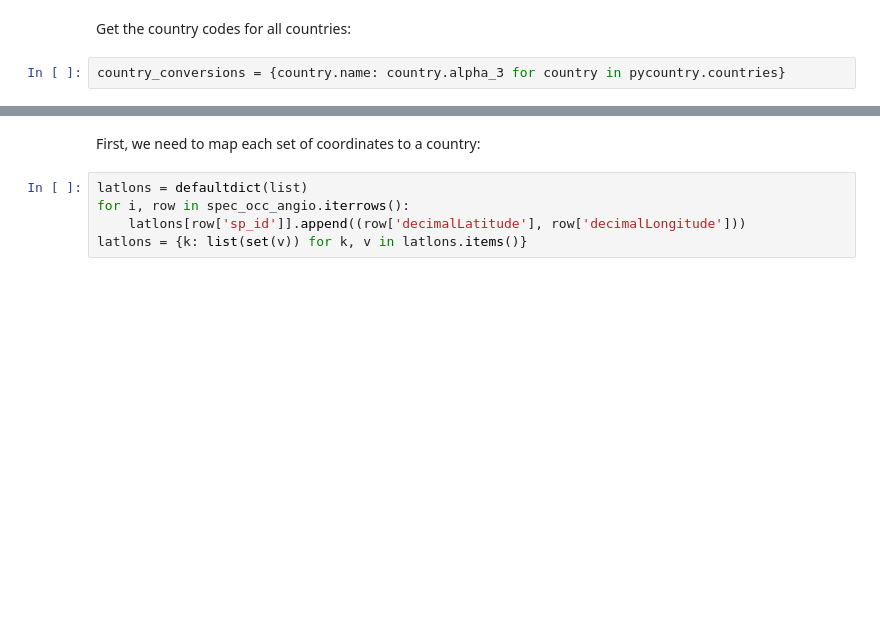
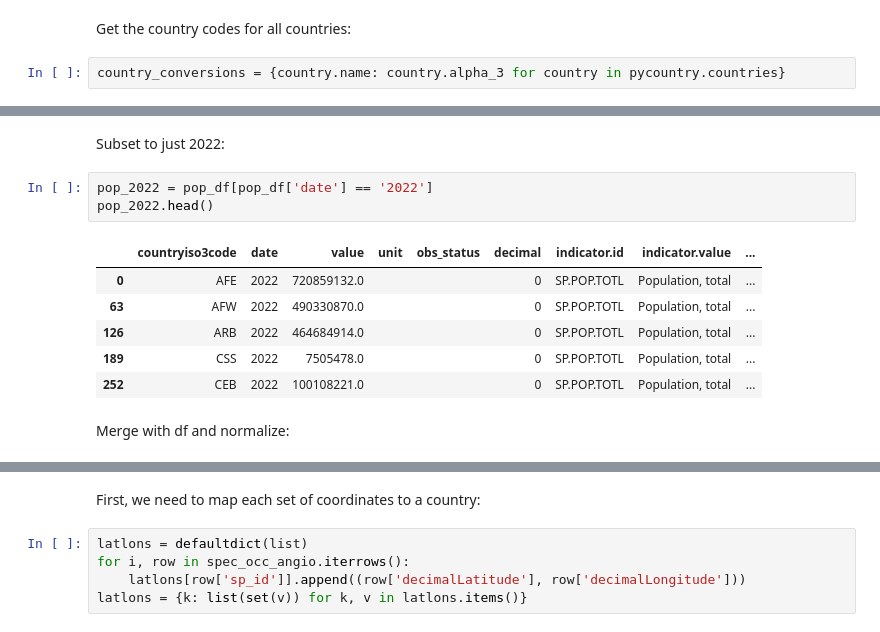
Before and after one commit to serenalotreck/desiccation-network, a Jupyter notebook: notebooks/plant_and_author_distributions.ipynb, the cells around one changed output, grey strips where cells are left out. Cells and saved outputs as stored; diff of their text form; blank space fills up the shorter version.

```diff
--- a/notebooks/plant_and_author_distributions.ipynb
+++ b/notebooks/plant_and_author_distributions.ipynb
@@ -171,0 +182,14 @@ fig.show()
+# %% [markdown]
+Subset to just 2022:
+# %%
+pop_2022 = pop_df[pop_df['date'] == '2022']
+pop_2022.head()
+# %% [output]
+|  | countryiso3code | date | value | unit | obs_status | decimal | indicator.id | indicator.value | ... |
+| 0 | AFE | 2022 | 720859132.0 |  |  | 0 | SP.POP.TOTL | Population, total | ... |
+| 63 | AFW | 2022 | 490330870.0 |  |  | 0 | SP.POP.TOTL | Population, total | ... |
+| 126 | ARB | 2022 | 464684914.0 |  |  | 0 | SP.POP.TOTL | Population, total | ... |
+| 189 | CSS | 2022 | 7505478.0 |  |  | 0 | SP.POP.TOTL | Population, total | ... |
+| 252 | CEB | 2022 | 100108221.0 |  |  | 0 | SP.POP.TOTL | Population, total | ... |
+# %% [markdown]
+Merge with df and normalize:
```
Also changed, not shown: parts of 77 cells of this notebook.
